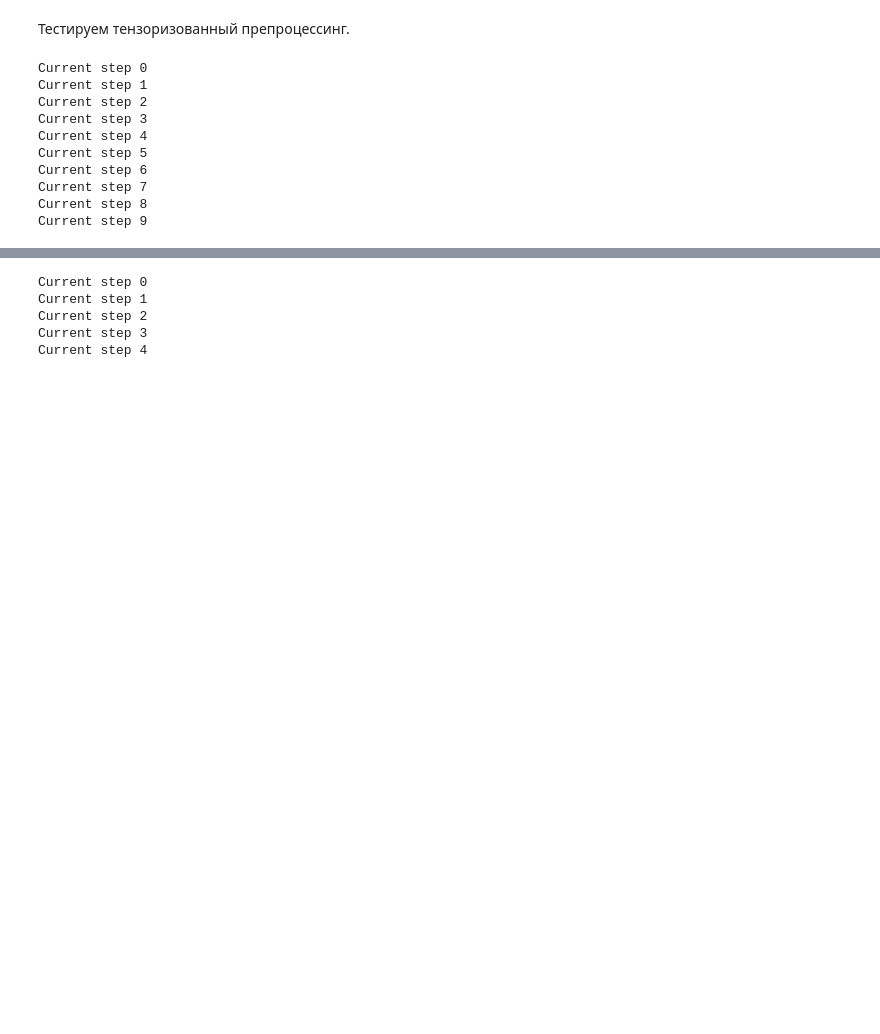
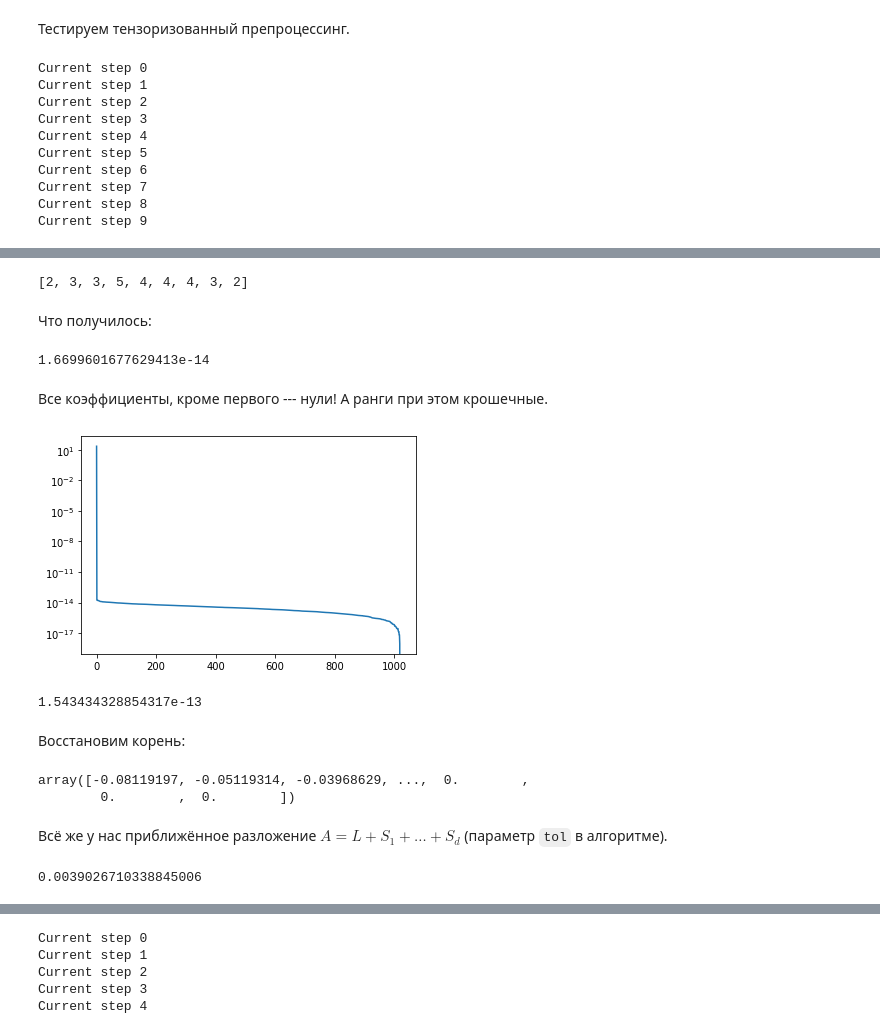
Before and after one commit to d1kolyadin/AMI_diploma, a Jupyter notebook: wtt-rpca-4 (utils test).ipynb, the cells around one changed output, grey strips where cells are left out. Cells and saved outputs as stored; diff of their text form; code cells hidden in the pictures; blank space fills up the shorter version.

````diff
--- a/wtt-rpca-4 (utils test).ipynb
+++ b/wtt-rpca-4 (utils test).ipynb
@@ -146,0 +157,62 @@ ranks
+# %%
+filters, true_ranks = utils.wtt_filter(
+    low_rank_part,
+    d,
+    modes,
+    ranks=ranks
+)
+# %%
+true_ranks
+# %% [output]
+[2, 3, 3, 5, 4, 4, 4, 3, 2]
+# %%
+wtt_res = utils.wtt_apply(
+    low_rank_part,
+    d,
+    filters,
+    modes,
+    true_ranks
+)
+# %% [markdown]
+Что получилось:
+# %%
+np.max(wtt_res[1:])
+# %% [output]
+1.6699601677629413e-14
+# %% [markdown]
+Все коэффициенты, кроме первого --- нули! А ранги при этом крошечные.
+# %%
+plt.plot(np.arange(wtt_res.size), np.flip(np.sort(np.abs(wtt_res))))
+plt.yscale('log')
+plt.show()
+# %% [output]
+[figure, added]
+# %%
+zeroed_coeffs = np.zeros_like(wtt_res)
+zeroed_coeffs[0] = wtt_res[0]
+
+iwtt_res = utils.iwtt_apply(
+    zeroed_coeffs,
+    d,
+    filters,
+    modes,
+    true_ranks
+)
+
+print(np.linalg.norm(iwtt_res - low_rank_part))
+# %% [output]
+1.543434328854317e-13
+# %% [markdown]
+Восстановим корень:
+# %%
+signal - utils.subtract_sparse_parts(signal, d, modes, sparse_parts)
+# %% [output]
+array([-0.08119197, -0.05119314, -0.03968629, ...,  0.        ,
+        0.        ,  0.        ])
+# %% [markdown]
+Всё же у нас приближённое разложение $A = L + S_1 + \ldots + S_d$ (параметр ```tol``` в алгоритме).
+# %%
+signal_restored = utils.add_sparse_parts(iwtt_res, d, modes, sparse_parts)
+np.linalg.norm(signal - signal_restored)
+# %% [output]
+0.0039026710338845006
````
Also changed, not shown: parts of 19 cells of this notebook, 2 other files.
